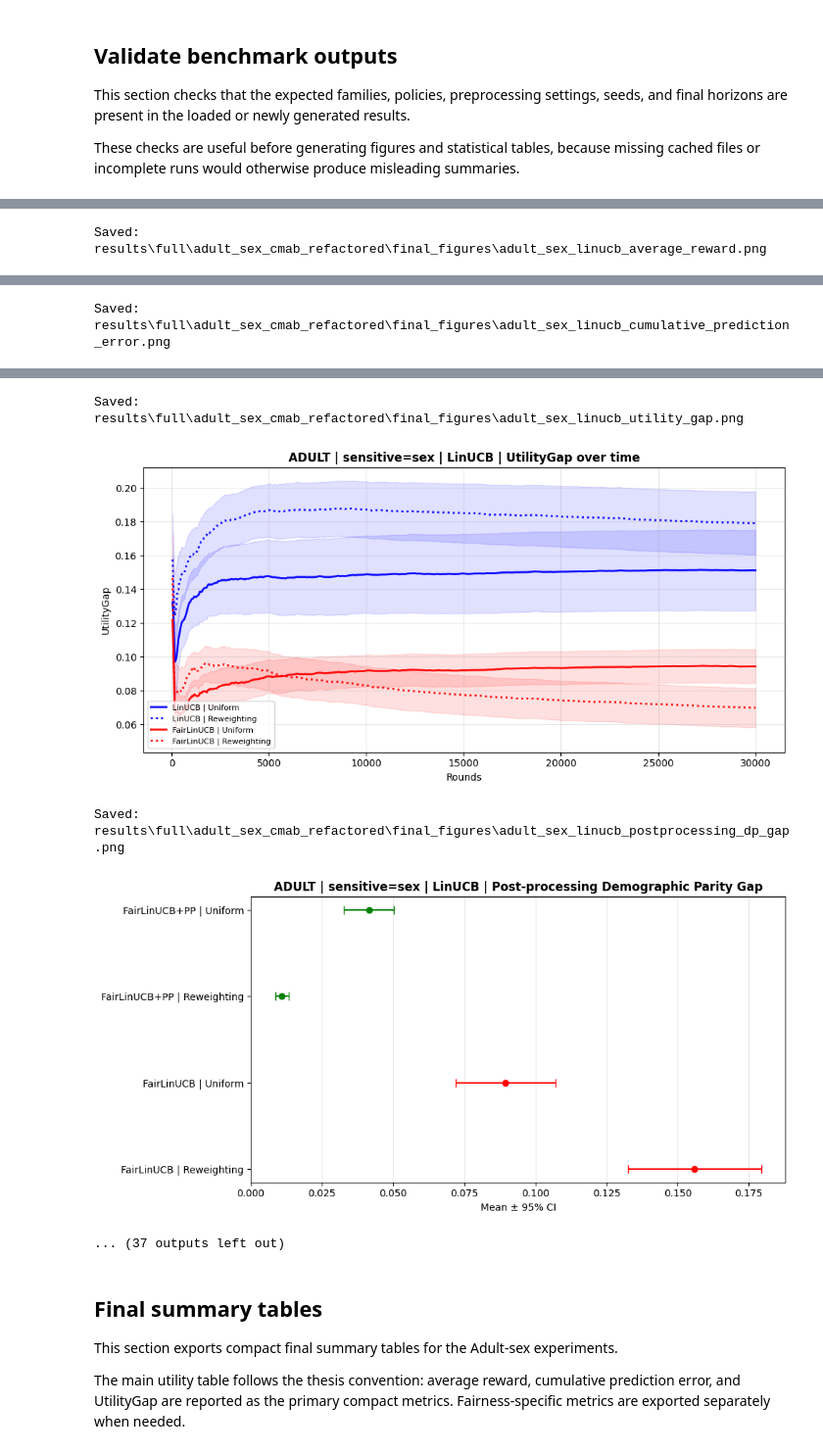
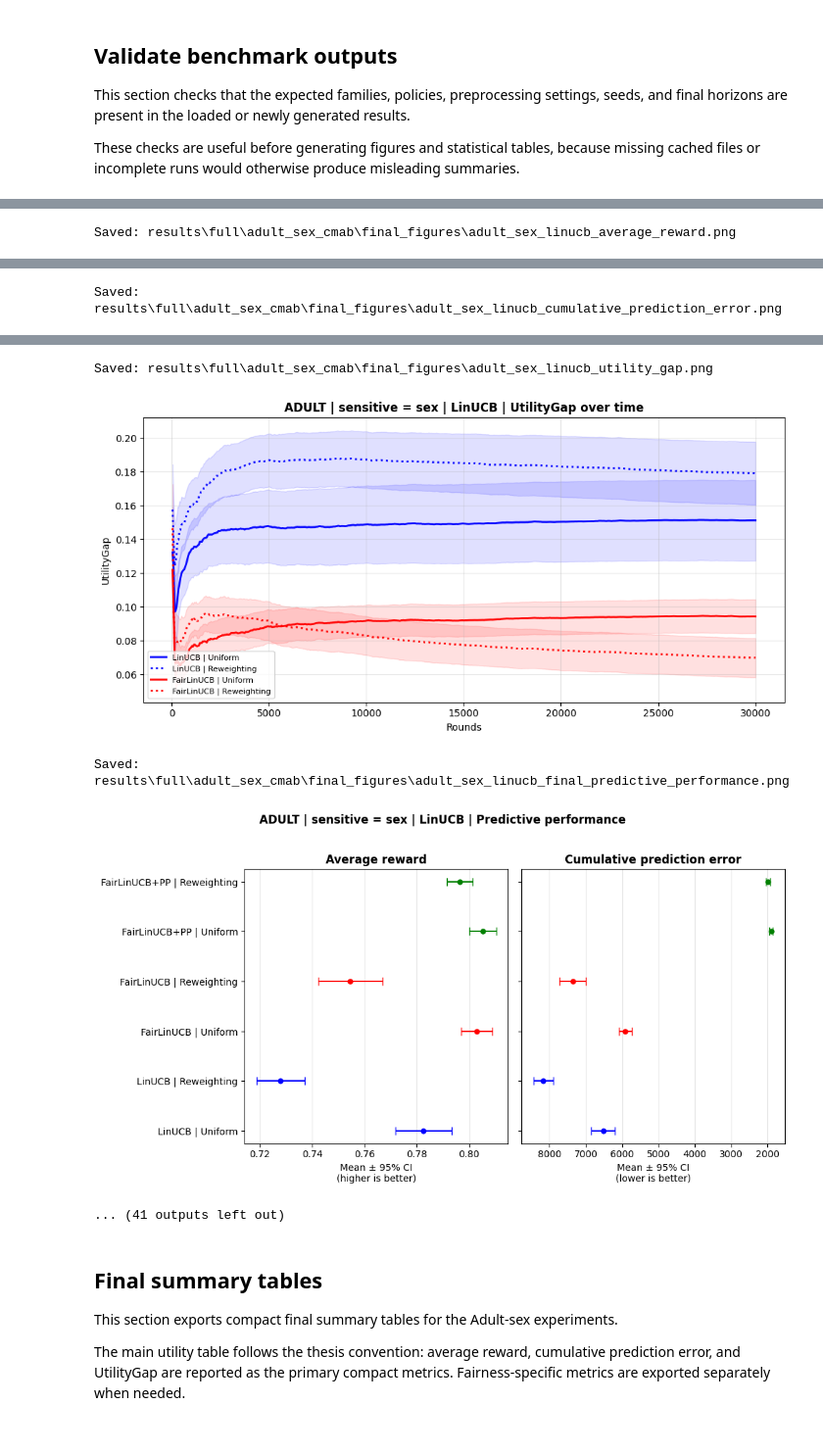
Before and after one commit to jeagrego/MA-Thesis, a Jupyter notebook: notebooks/adult_sex_cmab_fairness.ipynb, the cells around one changed output, grey strips where cells are left out. Shown at 98% size. Drawn from its saved outputs; the diff is of its cells as text; code cells hidden in the pictures.

Commit message:
New graphs + Update README

```diff
--- a/notebooks/adult_sex_cmab_fairness.ipynb
+++ b/notebooks/adult_sex_cmab_fairness.ipynb
@@ -102,7 +106,7 @@ except TypeError:
     )
 
 RESULTS_ROOT = Path(CFG.results_dir)
-OUTPUT_ROOT = RESULTS_ROOT / "adult_sex_cmab_refactored"
+OUTPUT_ROOT = RESULTS_ROOT / "adult_sex_cmab"
 RUN_DIR = OUTPUT_ROOT / RUN_MODE
 FIG_DIR = OUTPUT_ROOT / "final_figures"
 TABLE_DIR = OUTPUT_ROOT / "overleaf_tables"
@@ -500,10 +611,13 @@ for family, family_config in POLICY_FAMILIES.items():
     )
 
     figure_paths.extend(
-        plot_adult_postprocessing_summary(
+        plot_adult_final_dot_plots(
+            endpoint_df=adult_endpoint_df,
             postproc_df=adult_postproc_df,
             family=family,
             family_label=family_config["label"],
+            policies=family_config["policies"],
+            preprocessings=PREPROCESSINGS,
             fig_dir=FIG_DIR,
             policy_labels=POLICY_LABELS,
             preprocessing_labels=PREPROCESSING_LABELS,
@@ -511,7 +625,65 @@ for family, family_config in POLICY_FAMILIES.items():
         )
     )
 
+    if not adult_postproc_horizon_df.empty:
+        baseline_policy, fair_policy = family_config["policies"]
+
+        family_postproc_horizon_df = adult_postproc_horizon_df[
+            adult_postproc_horizon_df["family"] == family
+        ].copy()
+
+        if not family_postproc_horizon_df.empty:
+            figure_paths.append(
+                plot_adult_postprocessing_over_horizon(
+                    postproc_horizon_df=family_postproc_horizon_df,
+                    temporal_df=adult_temporal_df,
+                    family=family,
+                    family_label=family_config["label"],
+                    baseline_policy=baseline_policy,
+                    fair_policy=fair_policy,
+                    horizons=POSTPROC_HORIZONS,
+                    preprocessings=PREPROCESSINGS,
+                    fig_dir=FIG_DIR,
+                    policy_labels=POLICY_LABELS,
+                    preprocessing_labels=PREPROCESSING_LABELS,
+                    show=True,
+                )
+            )
+        else:
+            print(
+                "Skipping post-processing-over-horizon figure for",
+                family,
+                "because no longitudinal post-processing data are available.",
+            )
+
+# Focused LinUCB in-processing average-reward figure
+figure_paths.append(
+    plot_adult_linucb_inprocessing_average_reward(
+        temporal_df=adult_temporal_df,
+        fig_dir=FIG_DIR,
+        policy_labels=POLICY_LABELS,
+        show=True,
+    )
+)
+
+# Focused LinUCB post-processing average-reward figure
+if not adult_postproc_horizon_df.empty:
+    figure_paths.append(
+        plot_adult_linucb_postprocessing_average_reward(
+            postproc_horizon_df=adult_postproc_horizon_df,
+            fig_dir=FIG_DIR,
+            policy_labels=POLICY_LABELS,
+            show=True,
+        )
+    )
+else:
+    print(
+        "Skipping focused Adult LinUCB post-processing average-reward figure "
+        "because adult_postproc_horizon_df is empty."
+    )
+
 print("Generated figures:", len(figure_paths))
+
 for path in figure_paths:
     print(path)
 # %% [output]
@@ -521,2 +693,2 @@ Saved: results\full\adult_sex_cmab_refactored\final_figures\adult_sex_linucb_inp
 [figure]
-Saved: results\full\adult_sex_cmab_refactored\final_figures\adult_sex_linucb_average_reward.png
+Saved: results\full\adult_sex_cmab\final_figures\adult_sex_linucb_average_reward.png
@@ -524 +696 @@ Saved: results\full\adult_sex_cmab_refactored\final_figures\adult_sex_linucb_ave
-Saved: results\full\adult_sex_cmab_refactored\final_figures\adult_sex_linucb_cumulative_prediction_error.png
+Saved: results\full\adult_sex_cmab\final_figures\adult_sex_linucb_cumulative_prediction_error.png
@@ -526,8 +698,8 @@ Saved: results\full\adult_sex_cmab_refactored\final_figures\adult_sex_linucb_cum
-Saved: results\full\adult_sex_cmab_refactored\final_figures\adult_sex_linucb_utility_gap.png
+Saved: results\full\adult_sex_cmab\final_figures\adult_sex_linucb_utility_gap.png
-[figure, old version]
+[figure, new version]
-Saved: results\full\adult_sex_cmab_refactored\final_figures\adult_sex_linucb_postprocessing_dp_gap.png
+Saved: results\full\adult_sex_cmab\final_figures\adult_sex_linucb_final_predictive_performance.png
-[figure, old version]
+[figure, new version]
-... (37 outputs left out)
+... (41 outputs left out)
 # %% [markdown]
 ## Final summary tables
 
```
Also changed, not shown: parts of 9 cells of this notebook, 8 other files.
